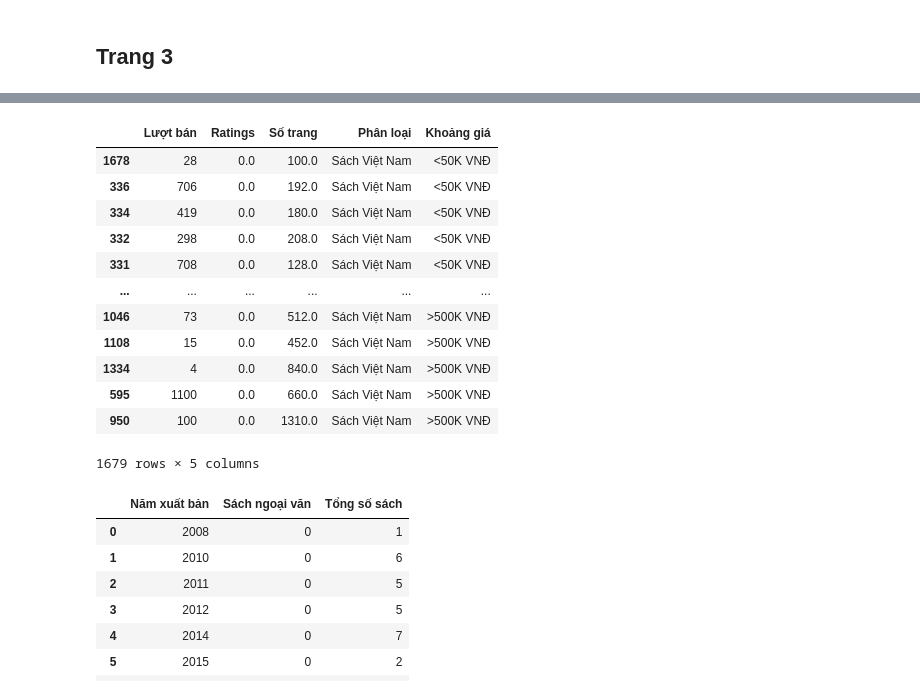
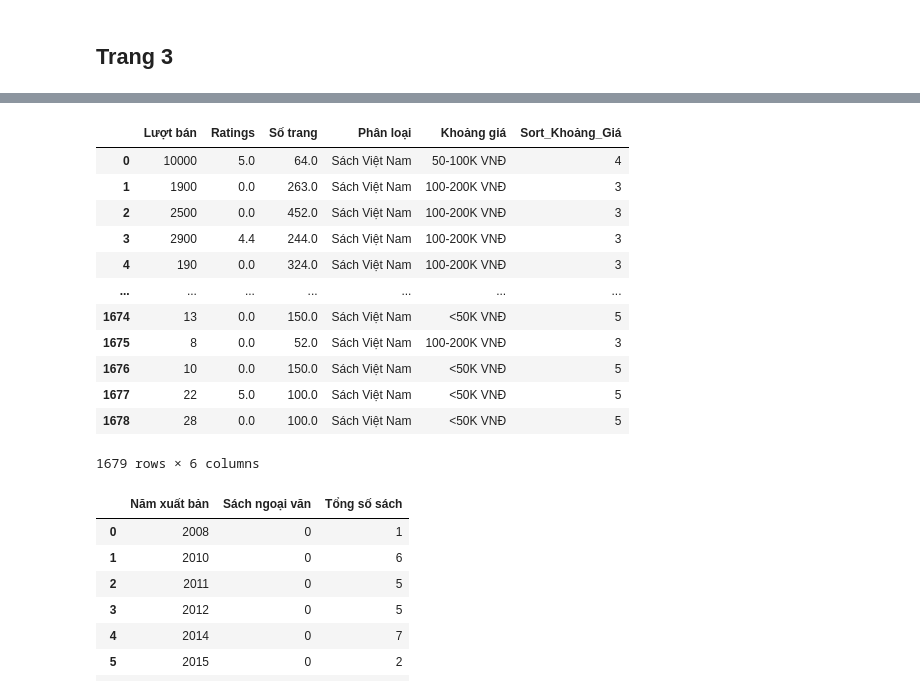
Before and after one commit to pililover/Data-visualization_analysis-Vietnamese-Book-Market, a Jupyter notebook: data_preprocessing.ipynb, the cells around one changed output, grey strips where cells are left out. Cells and saved outputs as stored; diff of their text form; code cells hidden in the pictures.

Commit message:
tornado data

```diff
--- a/data_preprocessing.ipynb
+++ b/data_preprocessing.ipynb
@@ -651,38 +675,34 @@ df.head()
 # %%
-# Tạo DataFrame mới với các cột Giá, Lượt bán, Ratings, Số trang
-tornado_data = df[['Giá', 'Lượt bán', 'Ratings', 'Số trang']].copy()
+tornado_data = df[['Giá', 'Lượt bán', 'Ratings', 'Số trang', 'Ngôn ngữ']].copy()
 
-# Thêm cột Phân loại dựa trên Ngôn ngữ
-tornado_data['Phân loại'] = df['Ngôn ngữ'].apply(lambda x: 'Sách Việt Nam' if x == 'Tiếng Việt' else 'Sách nước ngoài')
-
+tornado_data['Phân loại'] = tornado_data['Ngôn ngữ'].apply(
+    lambda x: 'Sách Việt Nam' if x == 'Tiếng Việt' else 'Sách nước ngoài'
+)
 # Chia giá thành các khoảng (theo KVND, tức giá / 1000)
 bins = [0, 50000, 100000, 200000, 500000, float('inf')]
 labels = ['<50K VNĐ', '50-100K VNĐ', '100-200K VNĐ', '200-500K VNĐ', '>500K VNĐ']
 tornado_data['Khoảng giá'] = pd.cut(tornado_data['Giá'], bins=bins, labels=labels, include_lowest=True)
 tornado_data.drop(columns='Giá', inplace=True)
 
-# Đặt thứ tự cho cột Khoảng giá
-tornado_data['Khoảng giá'] = pd.Categorical(tornado_data['Khoảng giá'], categories=labels, ordered=True)
+sort_order = {'<50K VNĐ': 5, '50-100K VNĐ': 4, '100-200K VNĐ': 3, '200-500K VNĐ': 2, '>500K VNĐ': 1}
+tornado_data['Sort_Khoảng_Giá'] = tornado_data['Khoảng giá'].map(sort_order)
 
-# Sắp xếp theo Khoảng giá
-tornado_data = tornado_data.sort_values('Khoảng giá')
-
-# In kết quả
+tornado_data.drop(columns='Ngôn ngữ', inplace=True)
 tornado_data
 # %% [output]
-|  | Lượt bán | Ratings | Số trang | Phân loại | Khoảng giá |
-| 1678 | 28 | 0.0 | 100.0 | Sách Việt Nam | <50K VNĐ |
-| 336 | 706 | 0.0 | 192.0 | Sách Việt Nam | <50K VNĐ |
-| 334 | 419 | 0.0 | 180.0 | Sách Việt Nam | <50K VNĐ |
-| 332 | 298 | 0.0 | 208.0 | Sách Việt Nam | <50K VNĐ |
-| 331 | 708 | 0.0 | 128.0 | Sách Việt Nam | <50K VNĐ |
-| ... | ... | ... | ... | ... | ... |
-| 1046 | 73 | 0.0 | 512.0 | Sách Việt Nam | >500K VNĐ |
-| 1108 | 15 | 0.0 | 452.0 | Sách Việt Nam | >500K VNĐ |
-| 1334 | 4 | 0.0 | 840.0 | Sách Việt Nam | >500K VNĐ |
-| 595 | 1100 | 0.0 | 660.0 | Sách Việt Nam | >500K VNĐ |
-| 950 | 100 | 0.0 | 1310.0 | Sách Việt Nam | >500K VNĐ |
+|  | Lượt bán | Ratings | Số trang | Phân loại | Khoảng giá | Sort_Khoảng_Giá |
+| 0 | 10000 | 5.0 | 64.0 | Sách Việt Nam | 50-100K VNĐ | 4 |
+| 1 | 1900 | 0.0 | 263.0 | Sách Việt Nam | 100-200K VNĐ | 3 |
+| 2 | 2500 | 0.0 | 452.0 | Sách Việt Nam | 100-200K VNĐ | 3 |
+| 3 | 2900 | 4.4 | 244.0 | Sách Việt Nam | 100-200K VNĐ | 3 |
+| 4 | 190 | 0.0 | 324.0 | Sách Việt Nam | 100-200K VNĐ | 3 |
+| ... | ... | ... | ... | ... | ... | ... |
+| 1674 | 13 | 0.0 | 150.0 | Sách Việt Nam | <50K VNĐ | 5 |
+| 1675 | 8 | 0.0 | 52.0 | Sách Việt Nam | 100-200K VNĐ | 3 |
+| 1676 | 10 | 0.0 | 150.0 | Sách Việt Nam | <50K VNĐ | 5 |
+| 1677 | 22 | 5.0 | 100.0 | Sách Việt Nam | <50K VNĐ | 5 |
+| 1678 | 28 | 0.0 | 100.0 | Sách Việt Nam | <50K VNĐ | 5 |
-1679 rows × 5 columns
+1679 rows × 6 columns
 # %%
 tornado_data.to_csv('./data/tornado_data.csv', index=False, encoding='utf-8')
 # %%
```
Also changed, not shown: parts of 2 cells of this notebook, 2 other files.
